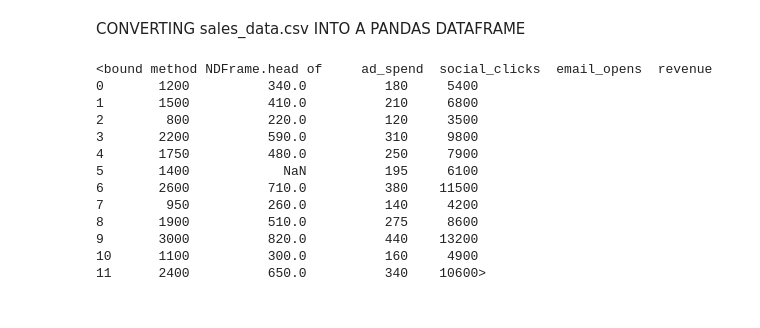
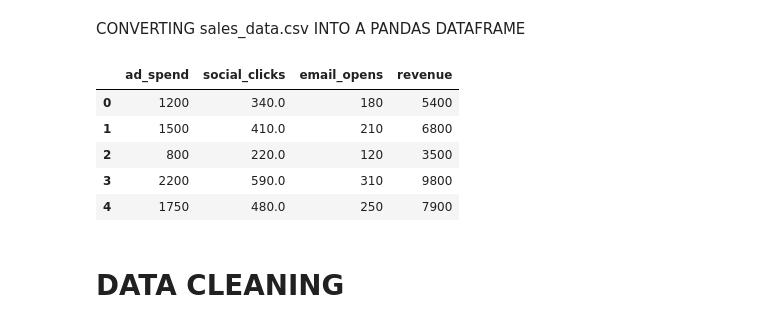
Before and after one commit to MODITS-ALL-CAPS/OPERATION_DOOMSDAY, a Jupyter notebook: analyze.ipynb, the cells around one changed output. Cells and saved outputs as stored; diff of their text form; code cells hidden in the pictures.

```diff
--- a/analyze.ipynb
+++ b/analyze.ipynb
@@ -13,18 +12,13 @@ Matplotlib is building the font cache; this may take a moment.
 CONVERTING sales_data.csv INTO A PANDAS DATAFRAME
 # %%
 df=pd.read_csv(r'C:\Users\cogen\OneDrive\Documents\OPERATION_DOOMSDAY\sales_data.csv')
-df.head
+df.head()
 # %% [output]
-<bound method NDFrame.head of     ad_spend  social_clicks  email_opens  revenue
-0       1200          340.0          180     5400
-1       1500          410.0          210     6800
-2        800          220.0          120     3500
-3       2200          590.0          310     9800
-4       1750          480.0          250     7900
-5       1400            NaN          195     6100
-6       2600          710.0          380    11500
-7        950          260.0          140     4200
-8       1900          510.0          275     8600
-9       3000          820.0          440    13200
-10      1100          300.0          160     4900
-11      2400          650.0          340    10600>
+|  | ad_spend | social_clicks | email_opens | revenue |
+| 0 | 1200 | 340.0 | 180 | 5400 |
+| 1 | 1500 | 410.0 | 210 | 6800 |
+| 2 | 800 | 220.0 | 120 | 3500 |
+| 3 | 2200 | 590.0 | 310 | 9800 |
+| 4 | 1750 | 480.0 | 250 | 7900 |
+# %% [markdown]
+# DATA CLEANING
```
Also changed, not shown: parts of 14 cells of this notebook, 5 other files.
